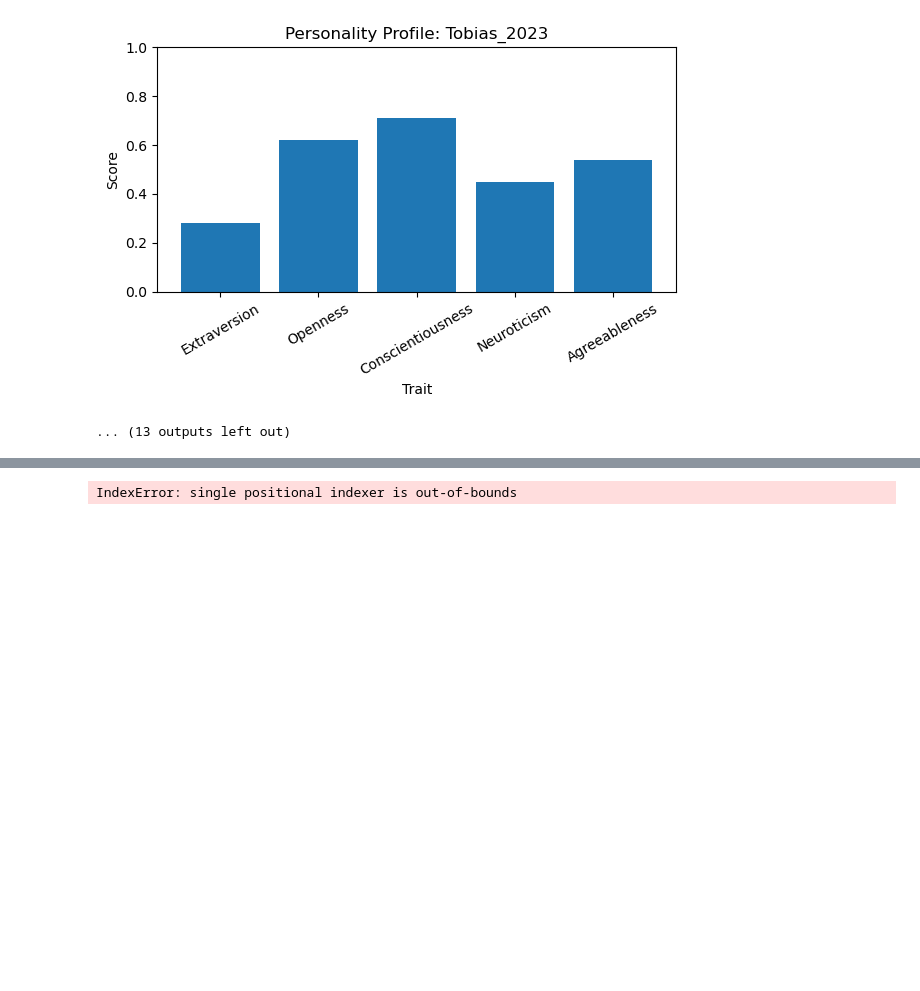
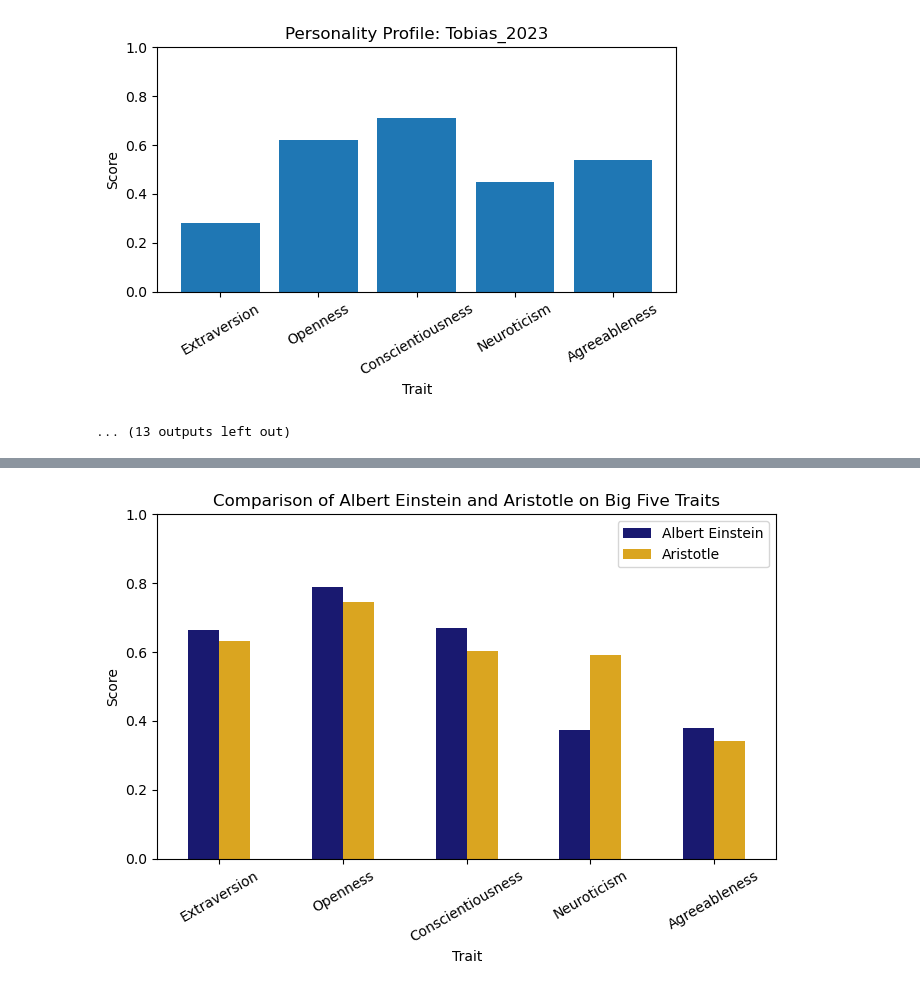
Before and after one commit to TobiasNikolaisen/bigfive_patterns, a Jupyter notebook: datasets/data_analysis.ipynb, the cells around one changed output, grey strips where cells are left out. Saved outputs shown, nothing was run; the diff lists cells and outputs as text; code cells hidden in the pictures; blank space fills up the shorter version.

Commit message:
Pair comparison
Started the pair comparisons.

```diff
--- a/datasets/data_analysis.ipynb
+++ b/datasets/data_analysis.ipynb
@@ -223,30 +225,41 @@ sympathy        1.000000
-# %%
-# Compare two individuals
-id1 = "1"  # Replace with desired ID
-id2 = "2"  # Replace with desired ID
-
-person1 = df[df["id"] == id1].iloc[0]
-person2 = df[df["id"] == id2].iloc[0]
-
-name1 = person1["name"] if "name" in person1 and pd.notnull(person1["name"]) else f"ID {person1['id']}"
-name2 = person2["name"] if "name" in person2 and pd.notnull(person2["name"]) else f"ID {person2['id']}"
-
-scores1 = person1[traits].values
-scores2 = person2[traits].values
-
-import numpy as np
-x = np.arange(len(traits))
-width = 0.35
-
-plt.figure(figsize=(8, 5))
-plt.bar(x - width/2, scores1, width, label=name1)
-plt.bar(x + width/2, scores2, width, label=name2)
-plt.xticks(ticks=x, labels=[t.capitalize() for t in traits], rotation=30)
-plt.xlabel("Trait")
-plt.ylabel("Score")
-plt.ylim(0, 1)
-plt.title(f"Big Five Comparison: {name1} vs {name2}")
-plt.legend()
-plt.tight_layout()
-# %% [output]
-IndexError: single positional indexer is out-of-bounds
+# %%
+# === STEP 4: Compare two individuals on the Big Five traits ===
+
+# Choose individuals to compare by ID
+id1 = 1  # Replace with actual ID
+id2 = 2  # Replace with actual ID
+
+# Get rows for both individuals
+row1 = df[df["id"] == id1].squeeze()
+row2 = df[df["id"] == id2].squeeze()
+
+# Get their names for display
+name1 = row1["name"] if "name" in row1 and pd.notnull(row1["name"]) else f"ID {id1}"
+name2 = row2["name"] if "name" in row2 and pd.notnull(row2["name"]) else f"ID {id2}"
+
+# Create DataFrame for plotting
+comparison_df = pd.DataFrame({
+    "Trait": main_traits,
+    name1: row1[main_traits].values,
+    name2: row2[main_traits].values
+})
+
+# Plotting
+comparison_df.set_index("Trait").plot(kind="bar", figsize=(7, 5), color=["midnightblue", "goldenrod"])
+plt.title(f"Comparison of {name1} and {name2} on Big Five Traits")
+plt.ylabel("Score")
+plt.ylim(0, 1)
+plt.xticks(ticks=np.arange(len(main_traits)), labels=[t.capitalize() for t in main_traits], rotation=30)
+plt.tight_layout()
+
+# Save the comparison plot
+save_dir = "/Users/tobiasnikolaisen/Documents/Github/HEL8048/bigfive_patterns/results/comparing_two_individuals"
+safe_name1 = "_".join(str(name1).split())  # Replace spaces with underscores
+safe_name1 = "".join(c if c.isalnum() or c in "_-" else "_" for c in safe_name1)
+safe_name2 = "_".join(str(name2).split())
+safe_name2 = "".join(c if c.isalnum() or c in "_-" else "_" for c in safe_name2)
+filename = f"{save_dir}/{safe_name1}_vs_{safe_name2}.png"
+plt.savefig(filename)
+plt.show()
+# %% [output]
+[figure, added]
```
Also changed, not shown: parts of 5 cells of this notebook, 3 other files.
